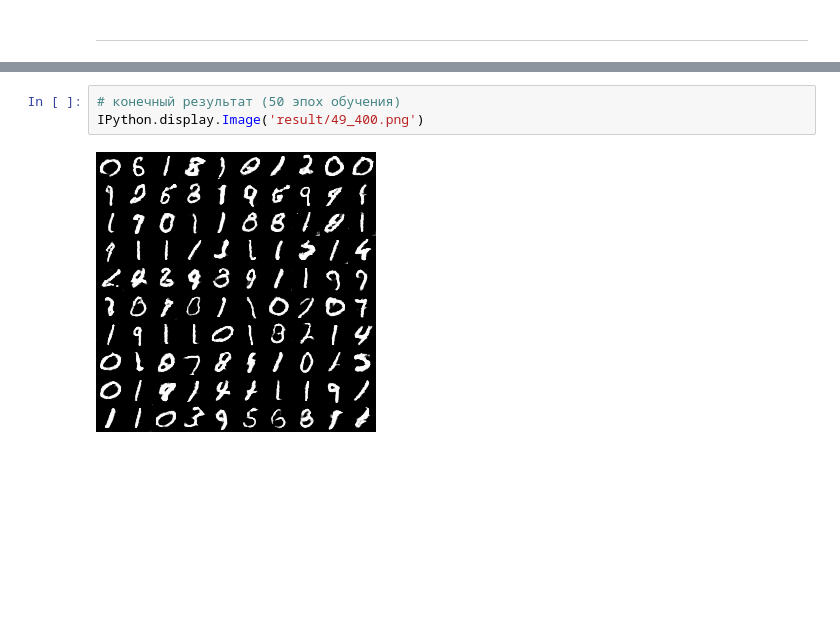
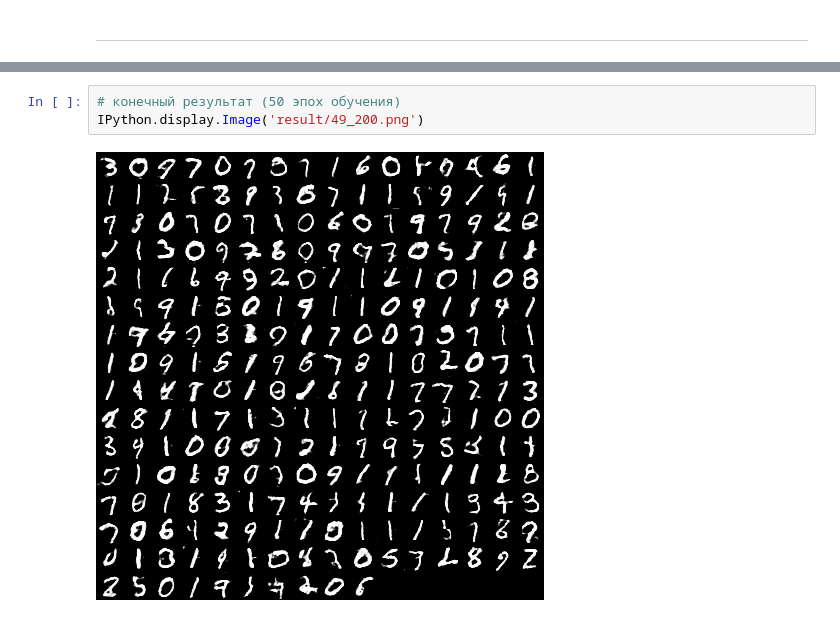
Before and after one commit to mechanoid5/ml_lectorium_legacy, a Jupyter notebook: examples/23-gan/01-gan-mnist.ipynb, the cells around one changed output, grey strips where cells are left out. Saved outputs shown, nothing was run; the diff lists cells and outputs as text; blank space fills up the shorter version.

```diff
--- a/examples/23-gan/01-gan-mnist.ipynb
+++ b/examples/23-gan/01-gan-mnist.ipynb
@@ -260,5 +261,5 @@ IPython.display.Image('result/09_0.png')
 # %%
 # конечный результат (50 эпох обучения)
-IPython.display.Image('result/49_400.png')
+IPython.display.Image('result/49_200.png')
 # %% [output]
-[figure, old version]
+[figure, new version]
```
Also changed, not shown: parts of 5 cells of this notebook.
